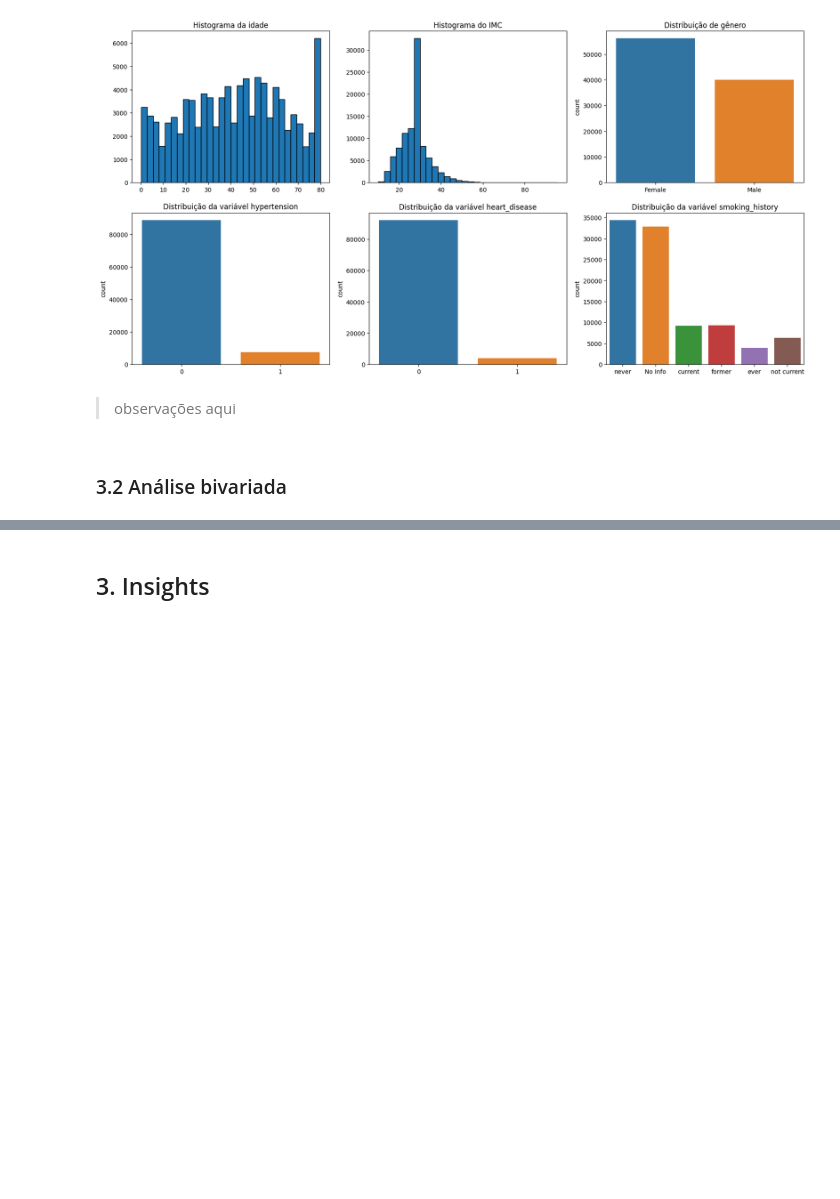
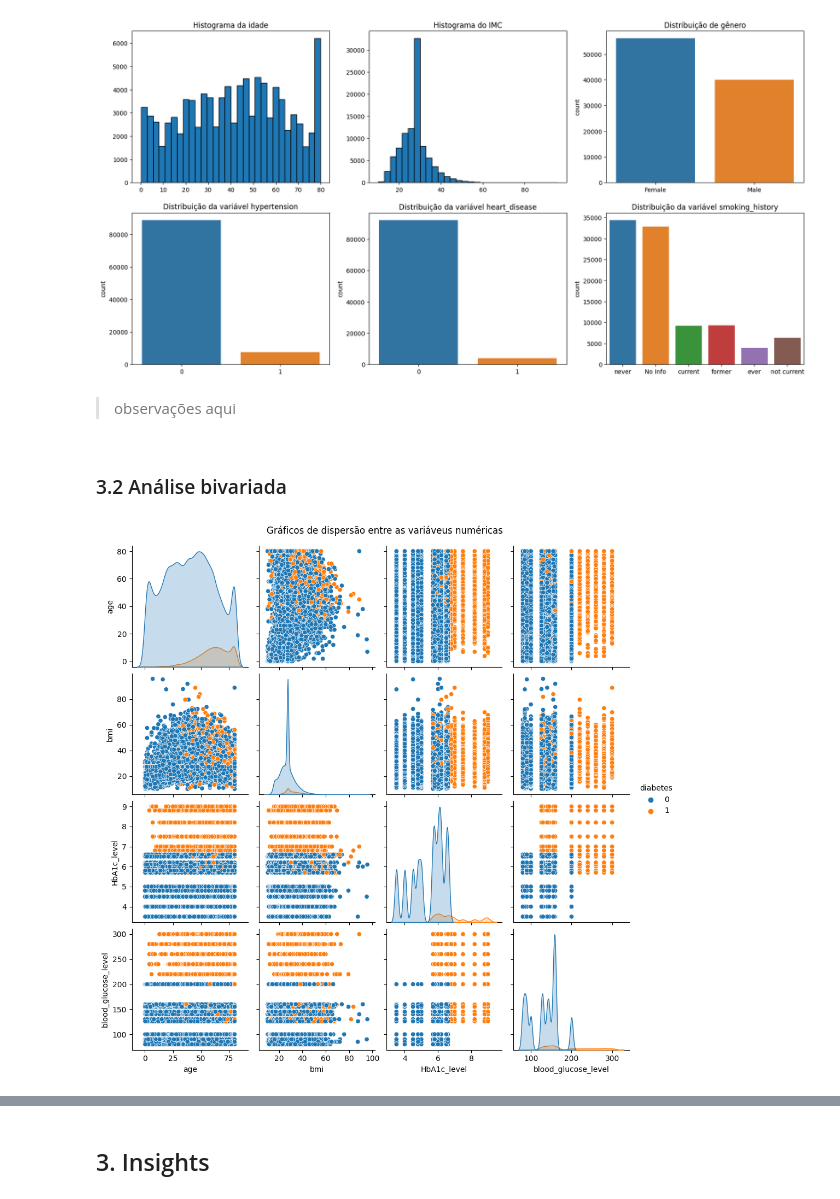
Before and after one commit to atlantico-academy/equipe2-2014.2, a Jupyter notebook: notebooks/01-exploratory_data_analysis.ipynb, the cells around one changed output, grey strips where cells are left out. Saved outputs shown, nothing was run; the diff lists cells and outputs as text; code cells hidden in the pictures; blank space fills up the shorter version.

Commit message:
Adiciona gráficos para análises bivariadas

```diff
--- a/notebooks/01-exploratory_data_analysis.ipynb
+++ b/notebooks/01-exploratory_data_analysis.ipynb
@@ -130,3 +130,11 @@ Text(0.5, 0, '')
 > observações aqui
 # %% [markdown]
 ### 3.2 Análise bivariada
+# %%
+# Gráficos de dispersão entre variáveis numéricas
+num_vars = ['age', 'bmi', 'HbA1c_level', 'blood_glucose_level','diabetes'] #seleciona apenas as variáveis numéricas
+sns.pairplot(df[num_vars], hue='diabetes') #cria uma matriz de gráficos de dispersão
+plt.suptitle('Gráficos de dispersão entre as variáveus numéricas',y=1.02)
+plt.show()
+# %% [output]
+[figure, added]
```
Also changed, not shown: parts of 1 cell of this notebook.
